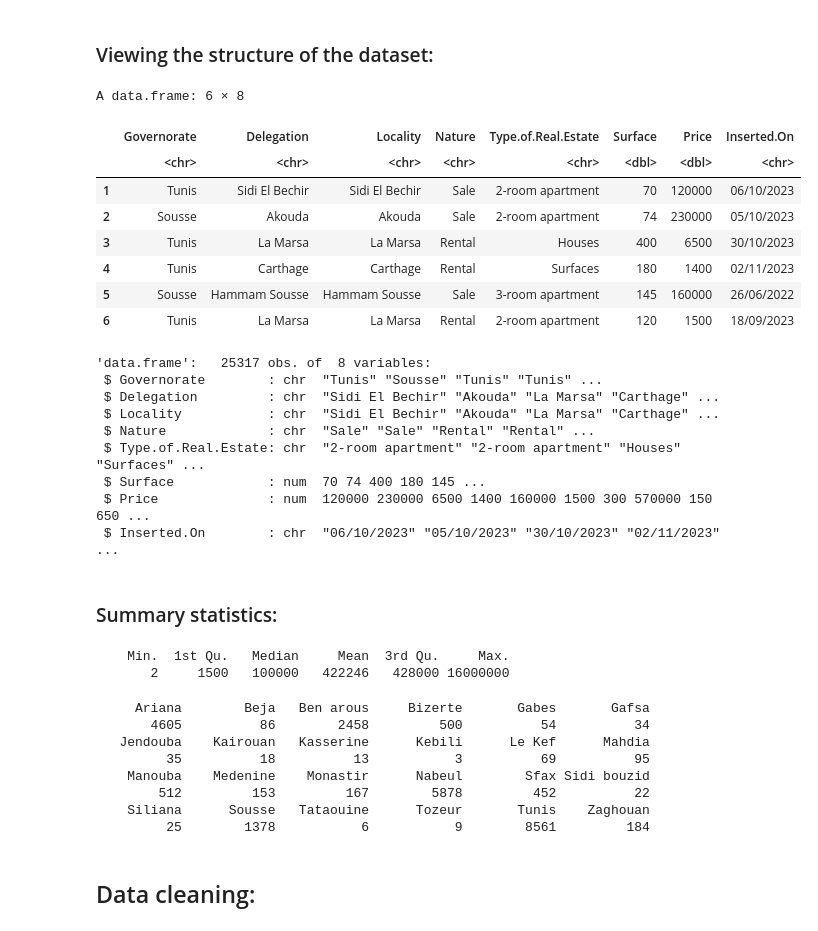
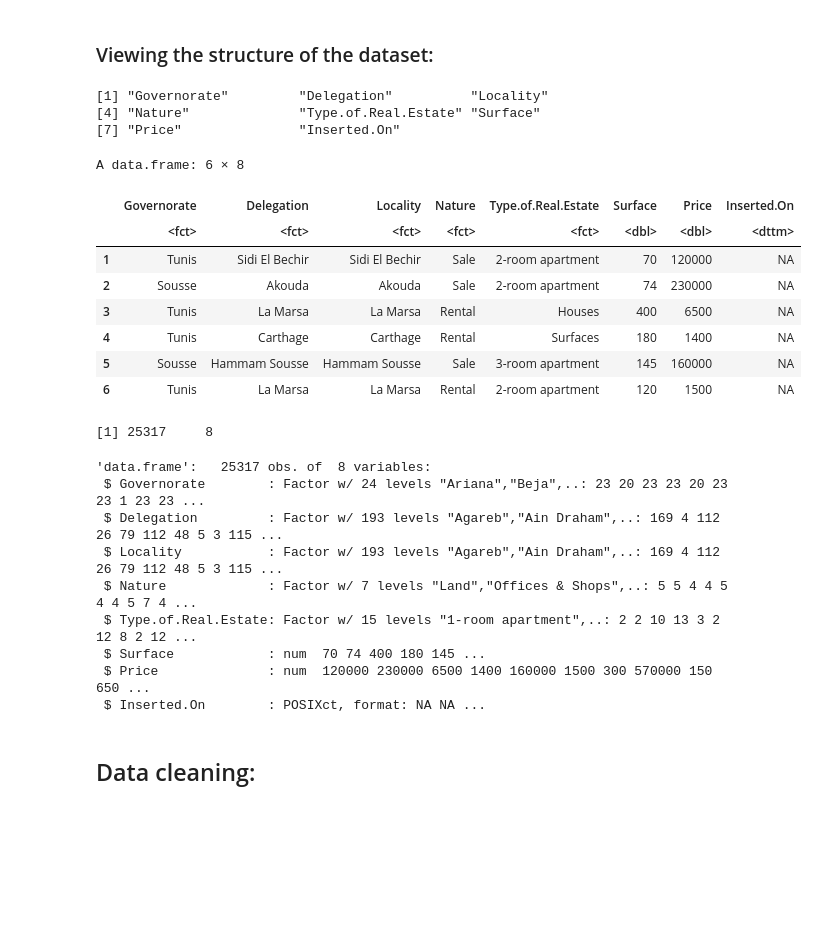
Before and after one commit to AzyzHm/Tunisia-Real-Estate-Analysis, a Jupyter notebook: Tunisia_real_estate_Analysis.ipynb, the cells around one changed output. Saved outputs shown, nothing was run; the diff lists cells and outputs as text; code cells hidden in the pictures; blank space fills up the shorter version.

```diff
--- a/Tunisia_real_estate_Analysis.ipynb
+++ b/Tunisia_real_estate_Analysis.ipynb
@@ -5,53 +12,46 @@
 # %% [markdown]
 ### loading the dataset
 # %%
-data <- read.csv("dataset/tunisia-real-estate.csv", stringsAsFactors = FALSE)
+data <- read.csv("dataset/tunisia-real-estate.csv",
+stringsAsFactors = TRUE,
+header = TRUE, dec = ".",
+sep = ",")
 # %% [markdown]
 ### Viewing the structure of the dataset:
 # %%
+# View the Column Names
+names(data)
 # View the first few rows of the dataset
 head(data)
 
+# View the data Size
+dim(data)
+
 # View the structure of the dataset
 str(data)
 # %% [output]
-A data.frame: 6 × 8
+[1] "Governorate"         "Delegation"          "Locality"
+[4] "Nature"              "Type.of.Real.Estate" "Surface"
+[7] "Price"               "Inserted.On"
+A data.frame: 6 × 8
 |  | Governorate | Delegation | Locality | Nature | Type.of.Real.Estate | Surface | Price | Inserted.On |
-|  | <chr> | <chr> | <chr> | <chr> | <chr> | <dbl> | <dbl> | <chr> |
-| 1 | Tunis | Sidi El Bechir | Sidi El Bechir | Sale | 2-room apartment | 70 | 120000 | 06/10/2023 |
-| 2 | Sousse | Akouda | Akouda | Sale | 2-room apartment | 74 | 230000 | 05/10/2023 |
-| 3 | Tunis | La Marsa | La Marsa | Rental | Houses | 400 | 6500 | 30/10/2023 |
-| 4 | Tunis | Carthage | Carthage | Rental | Surfaces | 180 | 1400 | 02/11/2023 |
-| 5 | Sousse | Hammam Sousse | Hammam Sousse | Sale | 3-room apartment | 145 | 160000 | 26/06/2022 |
-| 6 | Tunis | La Marsa | La Marsa | Rental | 2-room apartment | 120 | 1500 | 18/09/2023 |
+|  | <fct> | <fct> | <fct> | <fct> | <fct> | <dbl> | <dbl> | <dttm> |
+| 1 | Tunis | Sidi El Bechir | Sidi El Bechir | Sale | 2-room apartment | 70 | 120000 | NA |
+| 2 | Sousse | Akouda | Akouda | Sale | 2-room apartment | 74 | 230000 | NA |
+| 3 | Tunis | La Marsa | La Marsa | Rental | Houses | 400 | 6500 | NA |
+| 4 | Tunis | Carthage | Carthage | Rental | Surfaces | 180 | 1400 | NA |
+| 5 | Sousse | Hammam Sousse | Hammam Sousse | Sale | 3-room apartment | 145 | 160000 | NA |
+| 6 | Tunis | La Marsa | La Marsa | Rental | 2-room apartment | 120 | 1500 | NA |
-'data.frame':   25317 obs. of  8 variables:
- $ Governorate        : chr  "Tunis" "Sousse" "Tunis" "Tunis" ...
- $ Delegation         : chr  "Sidi El Bechir" "Akouda" "La Marsa" "Carthage" ...
- $ Locality           : chr  "Sidi El Bechir" "Akouda" "La Marsa" "Carthage" ...
- $ Nature             : chr  "Sale" "Sale" "Rental" "Rental" ...
- $ Type.of.Real.Estate: chr  "2-room apartment" "2-room apartment" "Houses" "Surfaces" ...
- $ Surface            : num  70 74 400 180 145 ...
- $ Price              : num  120000 230000 6500 1400 160000 1500 300 570000 150 650 ...
- $ Inserted.On        : chr  "06/10/2023" "05/10/2023" "30/10/2023" "02/11/2023" ...
+[1] 25317     8
+'data.frame':   25317 obs. of  8 variables:
+ $ Governorate        : Factor w/ 24 levels "Ariana","Beja",..: 23 20 23 23 20 23 23 1 23 23 ...
+ $ Delegation         : Factor w/ 193 levels "Agareb","Ain Draham",..: 169 4 112 26 79 112 48 5 3 115 ...
+ $ Locality           : Factor w/ 193 levels "Agareb","Ain Draham",..: 169 4 112 26 79 112 48 5 3 115 ...
+ $ Nature             : Factor w/ 7 levels "Land","Offices & Shops",..: 5 5 4 4 5 4 4 5 7 4 ...
+ $ Type.of.Real.Estate: Factor w/ 15 levels "1-room apartment",..: 2 2 10 13 3 2 12 8 2 12 ...
+ $ Surface            : num  70 74 400 180 145 ...
+ $ Price              : num  120000 230000 6500 1400 160000 1500 300 570000 150 650 ...
+ $ Inserted.On        : POSIXct, format: NA NA ...
-# %% [markdown]
-### Summary statistics:
-# %%
-# Summary statistics for numerical variables
-summary(data$Price)
-
-# Summary statistics for categorical variables
-table(data$Governorate)
-# %% [output]
-    Min.  1st Qu.   Median     Mean  3rd Qu.     Max.
-       2     1500   100000   422246   428000 16000000
-     Ariana        Beja   Ben arous     Bizerte       Gabes       Gafsa
-       4605          86        2458         500          54          34
-   Jendouba    Kairouan   Kasserine      Kebili      Le Kef      Mahdia
-         35          18          13           3          69          95
-    Manouba    Medenine    Monastir      Nabeul        Sfax Sidi bouzid
-        512         153         167        5878         452          22
-    Siliana      Sousse   Tataouine      Tozeur       Tunis    Zaghouan
-         25        1378           6           9        8561         184
 # %% [markdown]
 ## Data cleaning:
 # %% [markdown]
```
Also changed, not shown: parts of 20 cells of this notebook, 5 other files.
